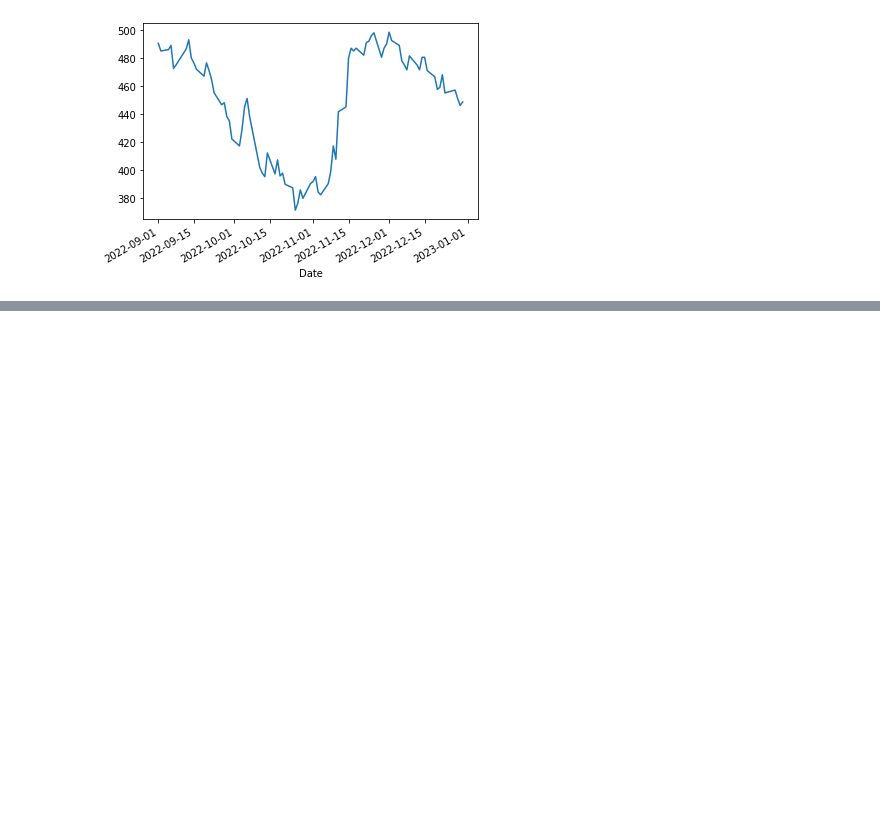
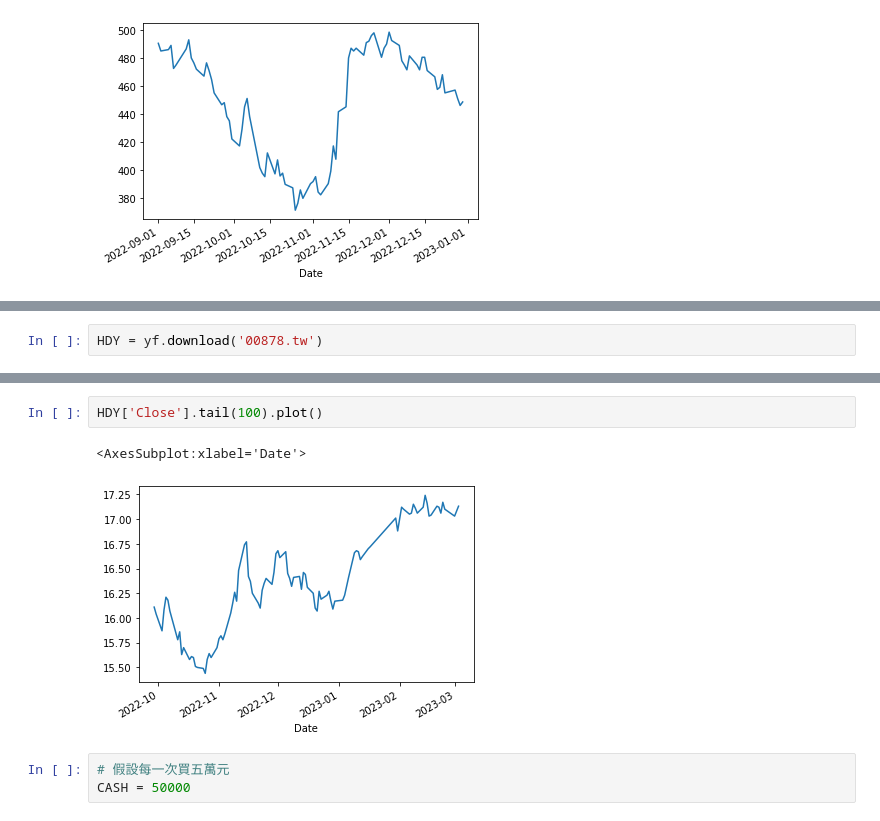
Before and after one commit to aprilrain731/20230210-python, a Jupyter notebook: 20230305.ipynb, the cells around one changed output, grey strips where cells are left out. Drawn from its saved outputs; the diff is of its cells as text; blank space fills up the shorter version.

```diff
--- a/20230305.ipynb
+++ b/20230305.ipynb
@@ -423,0 +690,2 @@ TSMC['2022-09':'2022-12']['Close'].plot()
+# %%
+HDY = yf.download('00878.tw')
@@ -423,0 +704,8 @@ TSMC['2022-09':'2022-12']['Close'].plot()
+# %%
+HDY['Close'].tail(100).plot()
+# %% [output]
+<AxesSubplot:xlabel='Date'>
+[figure, added]
+# %%
+# 假設每一次買五萬元
+CASH = 50000
```
Also changed, not shown: parts of 47 cells of this notebook.
